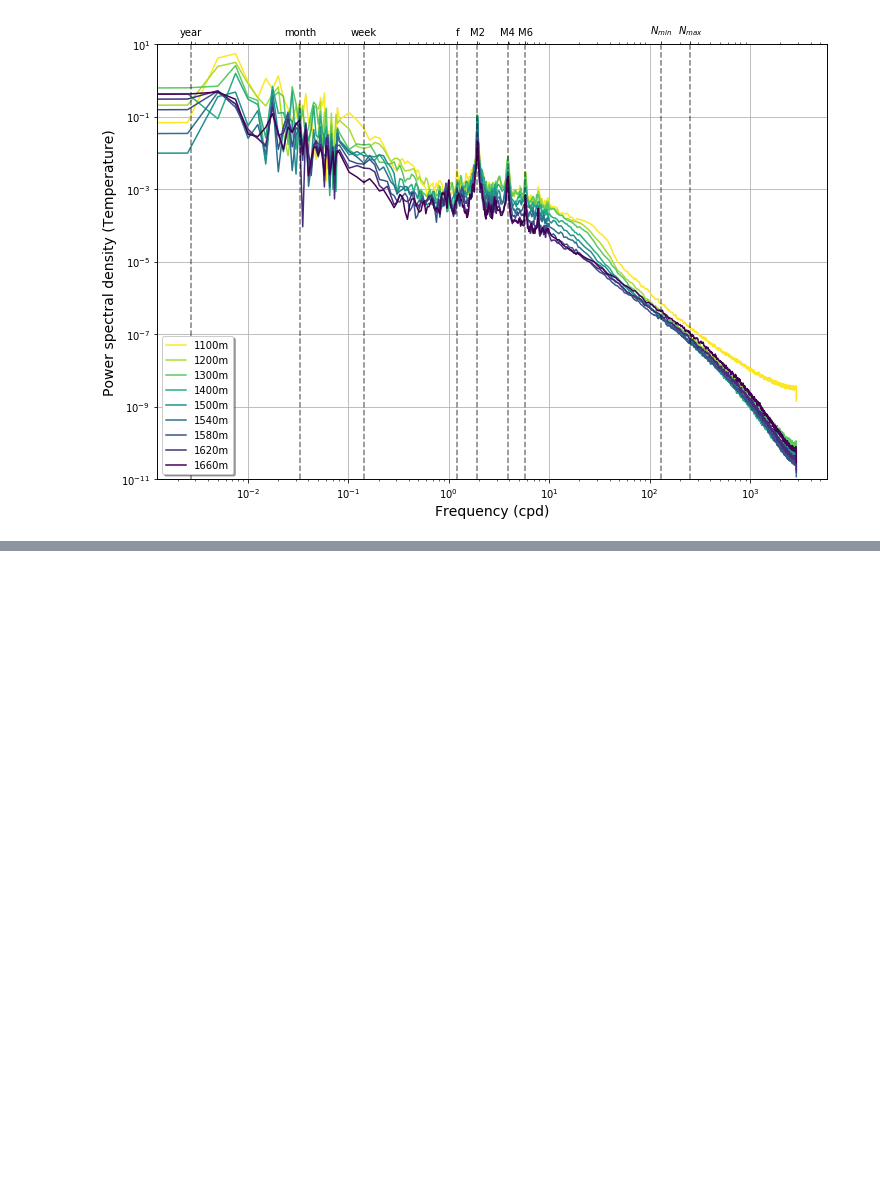
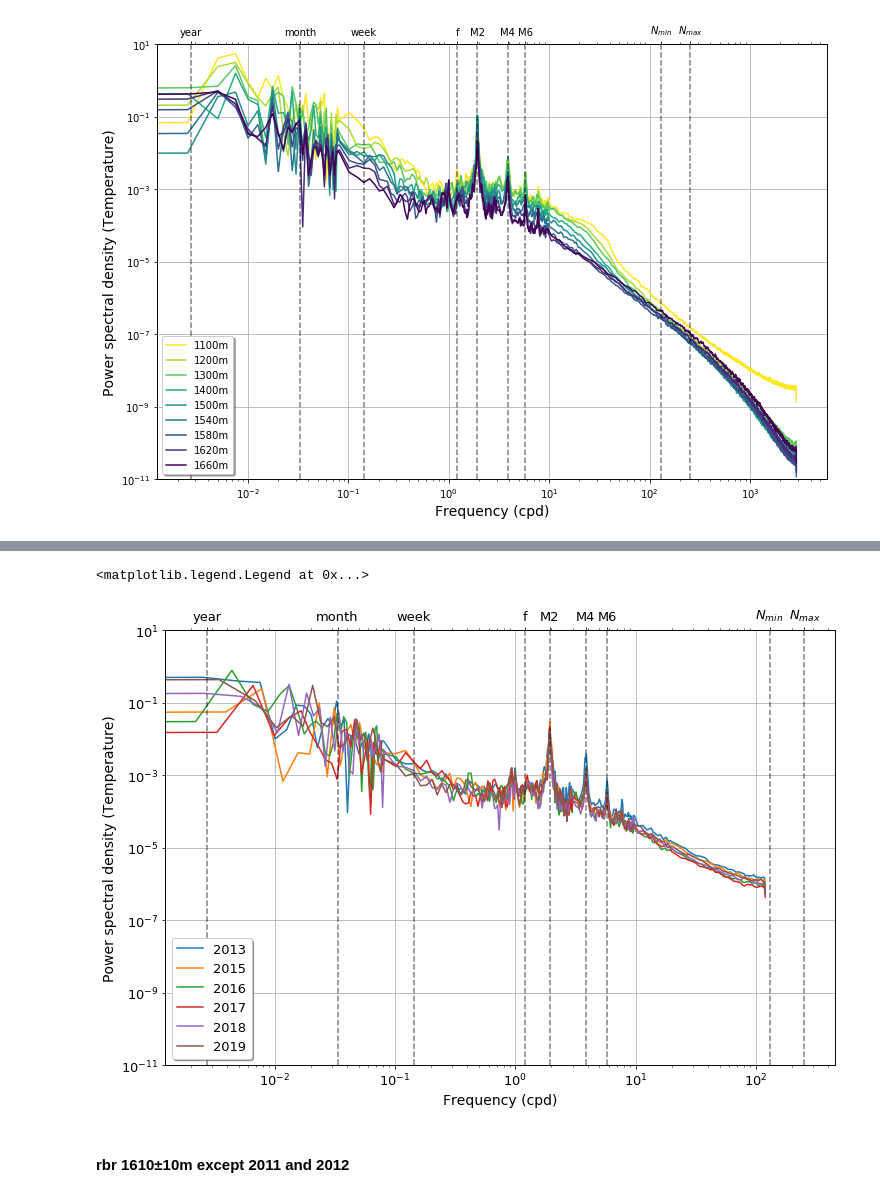
Before and after one commit to cpierard/momar_data_analysis, a Jupyter notebook: 12.PSD_plots_clean.ipynb, the cells around one changed output, grey strips where cells are left out. Drawn from its saved outputs; the diff is of its cells as text; code cells hidden in the pictures; blank space fills up the shorter version.

```diff
--- a/12.PSD_plots_clean.ipynb
+++ b/12.PSD_plots_clean.ipynb
@@ -252,0 +327,34 @@ ax1.legend(loc='lower left', shadow=True)
+# %%
+plt.rcParams.update({'font.size': 13})
+data = spectra
+
+# x_colors = np.linspace(0,1, len(data.keys()))
+# colors = cm.get_cmap('tab10')(x_colors)
+
+fig = plt.figure(figsize=(12,8))
+ax1 = fig.add_subplot(111)
+ax2 = ax1.twiny()
+
+for j, depth in enumerate(sorted(data.keys())):
+    ax1.loglog(data[depth]['freq'], data[depth]['psd'],
+               label=f"{depth:0.0f}") #, c=colors[j])
+
+ax2.loglog(data[depth]['freq'], data[depth]['psd'], alpha=0)
+
+for typical_freq in upper_tick_locations:
+    ax1.axvline(typical_freq, color='k', alpha=0.5, ls='--')
+
+ax1.grid()
+ax1.set_xlabel('Frequency (cpd)', fontsize=14)
+ax1.set_ylabel('Power spectral density (Temperature)', fontsize=14)
+ax1.set_ylim(1e-11,1e1)
+ax2.set_xlim(ax1.get_xlim())
+ax2.set_xticks(upper_tick_locations)
+ax2.set_xticklabels(upper_tick_labels)
+ax1.legend(loc='lower left', shadow=True)
+#### SAVE THIS ####
+# %% [output]
+<matplotlib.legend.Legend at 0x...>
+[figure, added]
+# %% [markdown]
+####  rbr 1610±10m except 2011 and 2012
```
Also changed, not shown: parts of 21 cells of this notebook, 4 other files.
